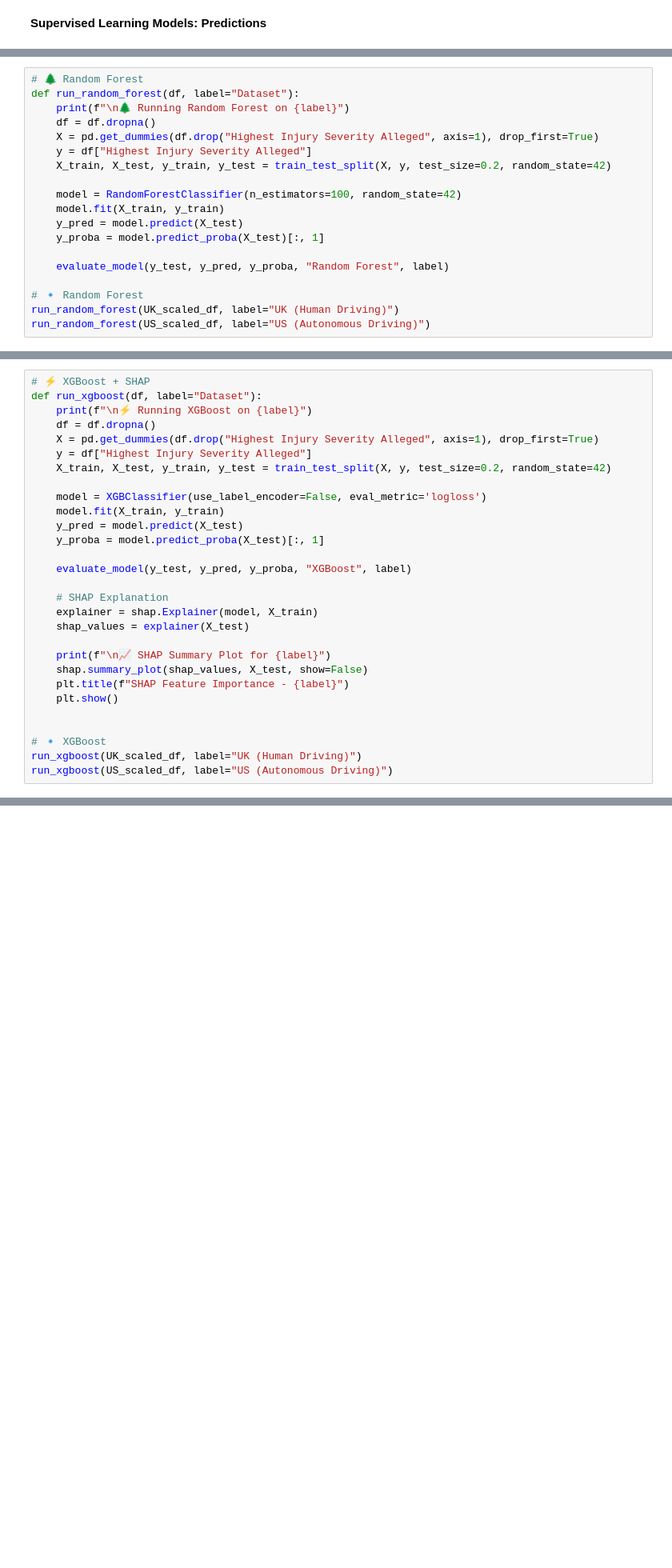
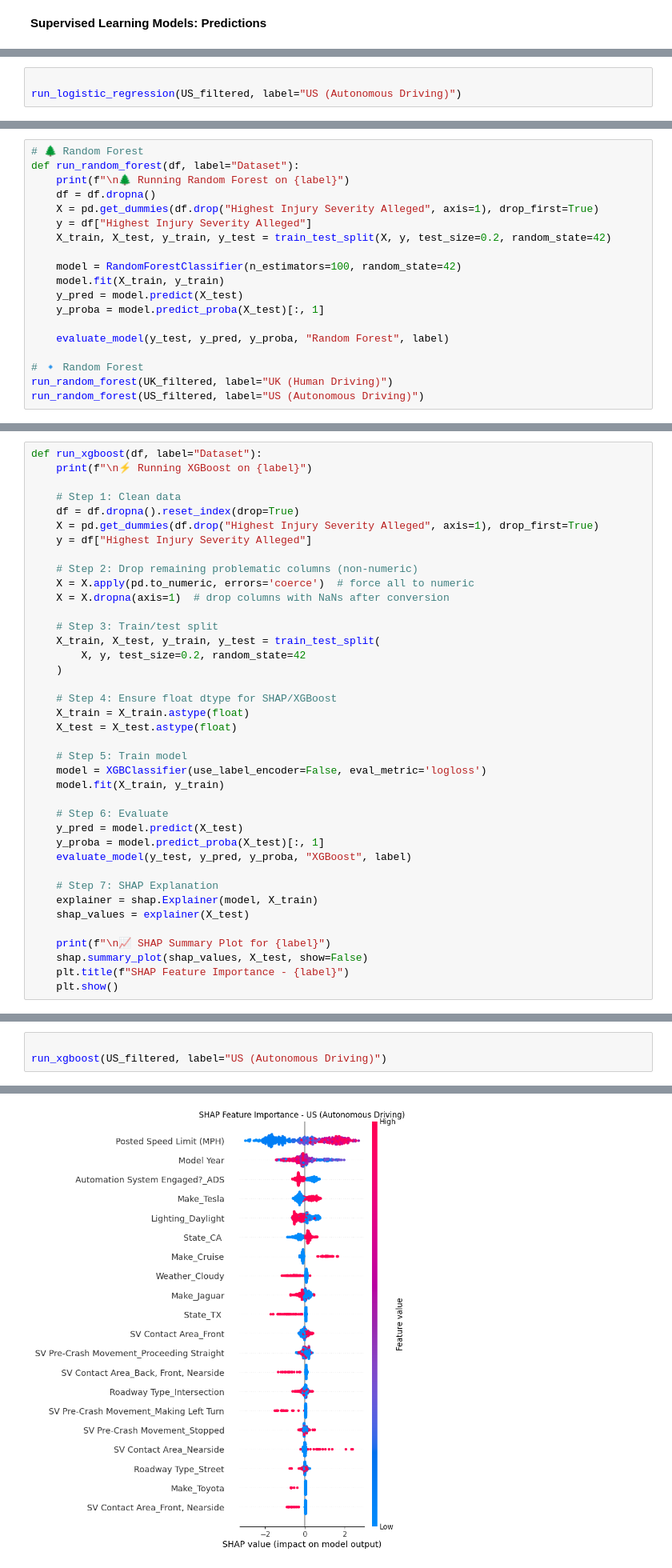
Before and after one commit to mhnrirfan/ML-AI-Risk-Analysis-AV-Data-, a Jupyter notebook: Supervised and Unsupervised/supervised.ipynb, the cells around one changed output, grey strips where cells are left out. Shown at 80% size. Cells and saved outputs as stored; diff of their text form; blank space fills up the shorter version.

```diff
--- a/Supervised and Unsupervised/supervised.ipynb
+++ b/Supervised and Unsupervised/supervised.ipynb
@@ -280,0 +326,3 @@ ValueError: Unknown label type: continuous. Maybe you are trying to fit a classi
+# %%
+
+run_logistic_regression(US_filtered, label="US (Autonomous Driving)")
@@ -295,7 +383,7 @@ def run_random_forest(df, label="Dataset"):
     evaluate_model(y_test, y_pred, y_proba, "Random Forest", label)
 
 # 🔹 Random Forest
-run_random_forest(UK_scaled_df, label="UK (Human Driving)")
-run_random_forest(US_scaled_df, label="US (Autonomous Driving)")
+run_random_forest(UK_filtered, label="UK (Human Driving)")
+run_random_forest(US_filtered, label="US (Autonomous Driving)")
 # %% [output]
 🌲 Running Random Forest on UK (Human Driving)
@@ -303,20 +406,35 @@ ValueError: Unknown label type: continuous. Maybe you are trying to fit a classi
 # %%
-# ⚡ XGBoost + SHAP
 def run_xgboost(df, label="Dataset"):
     print(f"\n⚡ Running XGBoost on {label}")
-    df = df.dropna()
+
+    # Step 1: Clean data
+    df = df.dropna().reset_index(drop=True)
     X = pd.get_dummies(df.drop("Highest Injury Severity Alleged", axis=1), drop_first=True)
     y = df["Highest Injury Severity Alleged"]
-    X_train, X_test, y_train, y_test = train_test_split(X, y, test_size=0.2, random_state=42)
 
+    # Step 2: Drop remaining problematic columns (non-numeric)
+    X = X.apply(pd.to_numeric, errors='coerce')  # force all to numeric
+    X = X.dropna(axis=1)  # drop columns with NaNs after conversion
+
+    # Step 3: Train/test split
+    X_train, X_test, y_train, y_test = train_test_split(
+        X, y, test_size=0.2, random_state=42
+    )
+
+    # Step 4: Ensure float dtype for SHAP/XGBoost
+    X_train = X_train.astype(float)
+    X_test = X_test.astype(float)
+
+    # Step 5: Train model
     model = XGBClassifier(use_label_encoder=False, eval_metric='logloss')
     model.fit(X_train, y_train)
+
+    # Step 6: Evaluate
     y_pred = model.predict(X_test)
     y_proba = model.predict_proba(X_test)[:, 1]
-
     evaluate_model(y_test, y_pred, y_proba, "XGBoost", label)
 
-    # SHAP Explanation
+    # Step 7: SHAP Explanation
     explainer = shap.Explainer(model, X_train)
     shap_values = explainer(X_test)
 
@@ -324,8 +442,3 @@ def run_xgboost(df, label="Dataset"):
     shap.summary_plot(shap_values, X_test, show=False)
     plt.title(f"SHAP Feature Importance - {label}")
     plt.show()
-
-
-# 🔹 XGBoost
-run_xgboost(UK_scaled_df, label="UK (Human Driving)")
-run_xgboost(US_scaled_df, label="US (Autonomous Driving)")
@@ -334,0 +445,4 @@ ValueError: Invalid classes inferred from unique values of `y`.  Expected: [0 1]
+# %%
+
+run_xgboost(US_filtered, label="US (Autonomous Driving)")
+# %% [output]
@@ -334,0 +464 @@ ValueError: Invalid classes inferred from unique values of `y`.  Expected: [0 1]
+[figure, added]
```
Also changed, not shown: parts of 11 cells of this notebook.
